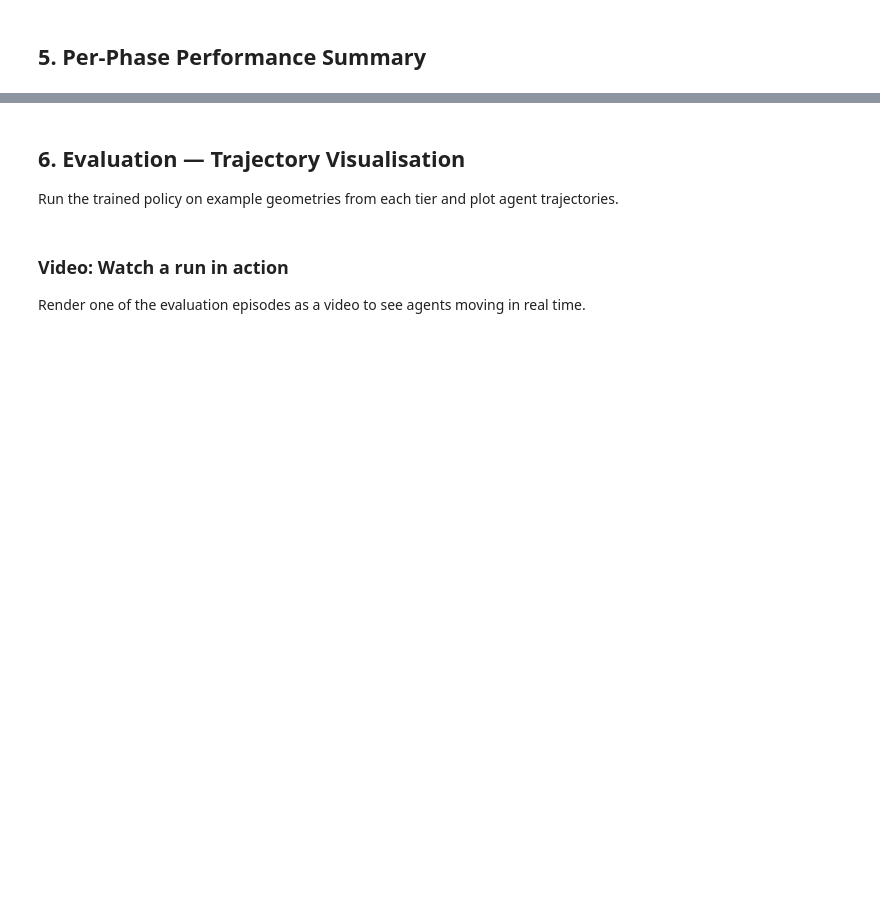
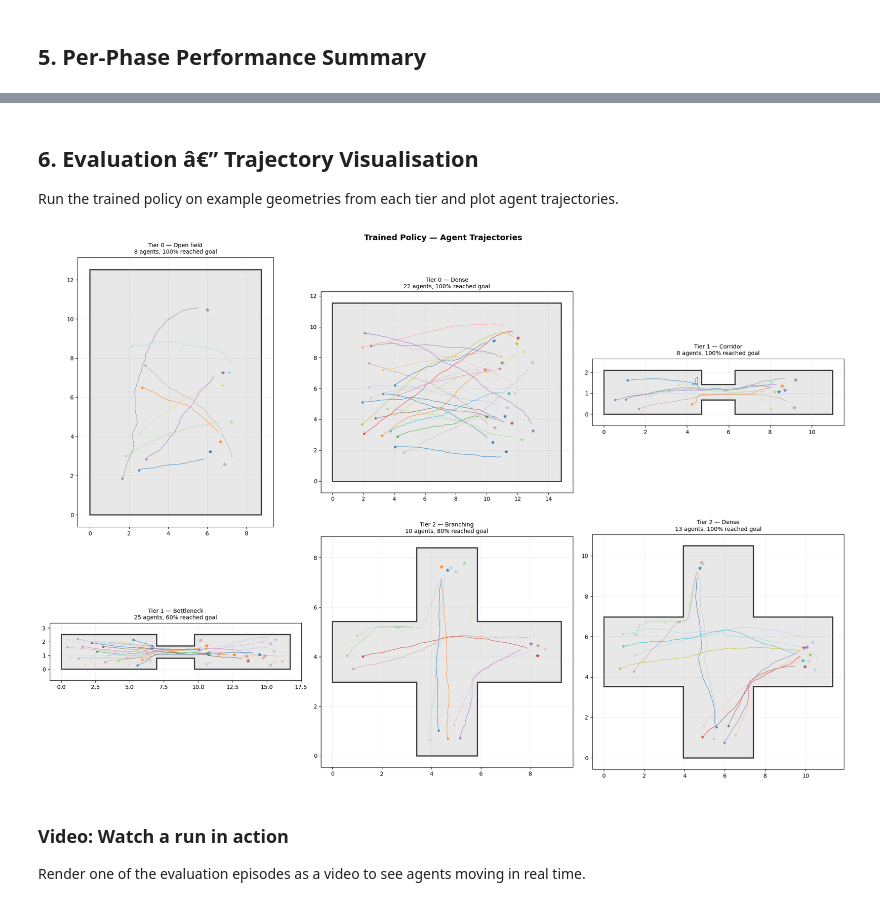
Before and after one commit to FabianPlum/CrowdRL, a Jupyter notebook: examples/06_full_training.ipynb, the cells around one changed output, grey strips where cells are left out. Drawn from its saved outputs; the diff is of its cells as text; code cells hidden in the pictures; blank space fills up the shorter version.

```diff
--- a/examples/06_full_training.ipynb
+++ b/examples/06_full_training.ipynb
@@ -519,5 +545,5 @@ print(f"  Mean reward: {np.mean(history['mean_reward'][-500:]):.2f}")
 # %% [markdown]
-## 6. Evaluation — Trajectory Visualisation
+## 6. Evaluation â€” Trajectory Visualisation
 
 Run the trained policy on example geometries from each tier and plot agent trajectories.
 # %%
@@ -534,7 +560,7 @@ def run_episode_with_trajectories(env, actor_critic, obs_normalizer, device, max
         trajectories[i].append(env._world.positions[i].copy())
 
     for step in range(max_steps):
-        # Normalise — handles both CPU (RunningNormalizer) and GPU (TorchRunningNormalizer)
+        # Normalise â€” handles both CPU (RunningNormalizer) and GPU (TorchRunningNormalizer)
         obs_t = torch.as_tensor(obs, dtype=torch.float32, device=device)
         if obs_normalizer is not None:
             obs_norm = obs_normalizer.normalize(obs_t)
@@ -557,7 +583,7 @@ def run_episode_with_trajectories(env, actor_critic, obs_normalizer, device, max
     return trajectories, goal_positions, polygon, reached_goal, info
 
 
-# Compact geometries matching training — density matters more than scale
+# Compact geometries matching training â€” density matters more than scale
 eval_geometry = GeometryConfig(
     min_side=8.0, max_side=15.0,
     corridor_width_range=(2.0, 4.0),
@@ -565,12 +591,12 @@ eval_geometry = GeometryConfig(
 )
 
 eval_tiers = [
-    ("Tier 0 — Open field", GeometryTier.TIER_0, (5, 10)),
-    ("Tier 0 — Dense", GeometryTier.TIER_0, (15, 25)),
-    ("Tier 1 — Corridor", GeometryTier.TIER_1, (8, 15)),
-    ("Tier 1 — Bottleneck", GeometryTier.TIER_1, (15, 25)),
-    ("Tier 2 — Branching", GeometryTier.TIER_2, (10, 20)),
-    ("Tier 2 — Dense", GeometryTier.TIER_2, (20, 35)),
+    ("Tier 0 â€” Open field", GeometryTier.TIER_0, (5, 10)),
+    ("Tier 0 â€” Dense", GeometryTier.TIER_0, (15, 25)),
+    ("Tier 1 â€” Corridor", GeometryTier.TIER_1, (8, 15)),
+    ("Tier 1 â€” Bottleneck", GeometryTier.TIER_1, (15, 25)),
+    ("Tier 2 â€” Branching", GeometryTier.TIER_2, (10, 20)),
+    ("Tier 2 â€” Dense", GeometryTier.TIER_2, (20, 35)),
 ]
 
 fig, axes = plt.subplots(2, 3, figsize=(20, 14))
@@ -589,34 +615,36 @@ for idx, (title, tier, agent_range) in enumerate(eval_tiers):
         reward=reward_config,
         max_steps=2000,
     )
     eval_env = CrowdEnv(config=eval_env_config, seed=SEED + idx + 100)
 
     trajs, goals, polygon, reached, info = run_episode_with_trajectories(
         eval_env, actor_critic, obs_normalizer, device
     )
 
     plot_geometry(polygon, ax=ax)
 
     n_agents = len(trajs)
     cmap = cm.get_cmap("tab20", n_agents)
     for i in range(n_agents):
         traj = np.array(trajs[i])
         color = cmap(i % 20)
         alpha = 0.8 if reached[i] else 0.3
         ax.plot(traj[:, 0], traj[:, 1], color=color, linewidth=0.8, alpha=alpha)
         ax.plot(traj[0, 0], traj[0, 1], "o", color=color, markersize=3, alpha=alpha)
         ax.plot(goals[i, 0], goals[i, 1], "*", color=color, markersize=6, alpha=alpha)
 
     goal_rate = reached.sum() / n_agents if n_agents > 0 else 0
     ax.set_title(f"{title}\n{n_agents} agents, {goal_rate:.0%} reached goal", fontsize=10)
     ax.set_aspect("equal")
     ax.grid(True, alpha=0.2)
 
 actor_critic.train()
 
-fig.suptitle("Trained Policy — Agent Trajectories", fontsize=14, fontweight="bold")
+fig.suptitle("Trained Policy â€” Agent Trajectories", fontsize=14, fontweight="bold")
 plt.tight_layout()
 plt.show()
+# %% [output]
+[figure, added]
 # %% [markdown]
 ### Video: Watch a run in action
 
```
Also changed, not shown: parts of 10 cells of this notebook.
